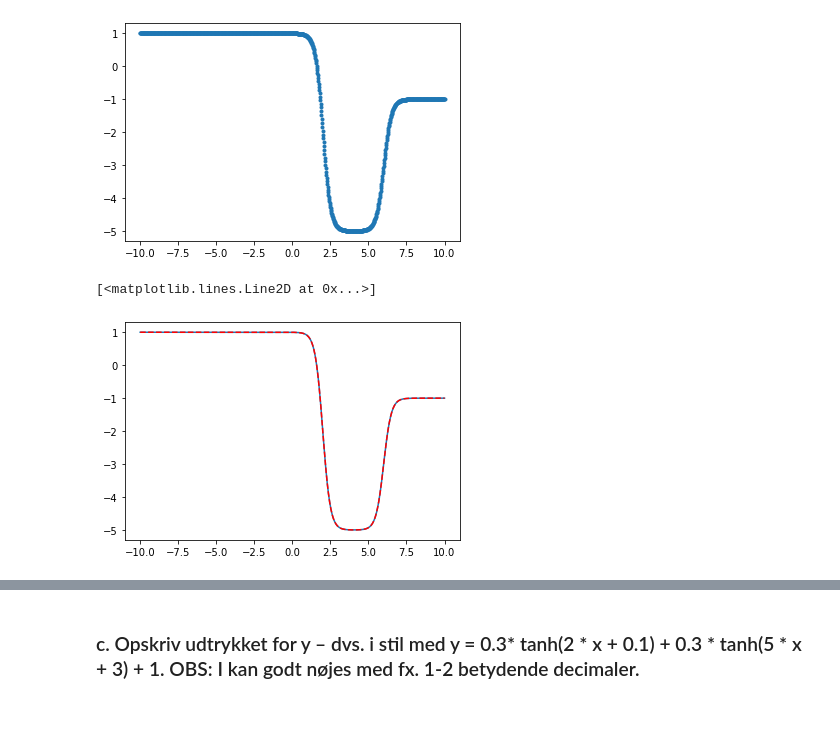
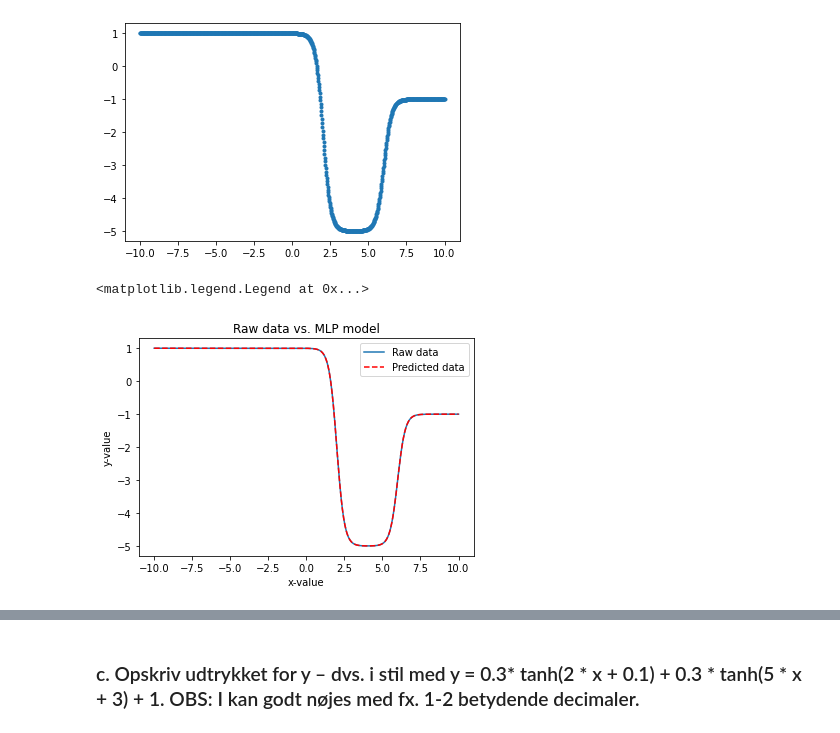
Before and after one commit to mortenhaahr/MAL, a Jupyter notebook: L06/L06.ipynb, the cells around one changed output, grey strips where cells are left out. Drawn from its saved outputs; the diff is of its cells as text; code cells hidden in the pictures.

```diff
--- a/L06/L06.ipynb
+++ b/L06/L06.ipynb
@@ -20,19 +23,23 @@ x = x.reshape(-1,1) # Scikit-algoritmer kræver (:,1)-format
 # %%
 from sklearn.neural_network import MLPRegressor
 
 mlp = MLPRegressor(activation = 'tanh', # aktiveringsfunktion
                    hidden_layer_sizes = 2, # antal skjulte neuroner
                    alpha = 1e-5, # regulariseringsparameter, her meget lille
                    solver = 'lbfgs', # quasi-Newton solver
                    max_iter=1000,
                    verbose = True)
 mlp.fit(x,y)
 
-plt.plot(x,y)
-plt.plot(x, mlp.predict(x), '--', color='Red')
+plt.plot(x,y, label=('Raw data'))
+plt.plot(x, mlp.predict(x), '--', color='Red', label=('Predicted data'))
+plt.title('Raw data vs. MLP model')
+plt.xlabel('x-value')
+plt.ylabel('y-value')
+plt.legend()
 # %% [output]
-[<matplotlib.lines.Line2D at 0x...>]
+<matplotlib.legend.Legend at 0x...>
-[figure, old version]
+[figure, new version]
 # %%
 print('Hidden layer:')
 print('1st Neuron:')
```
Also changed, not shown: parts of 7 cells of this notebook, 1 other file.
